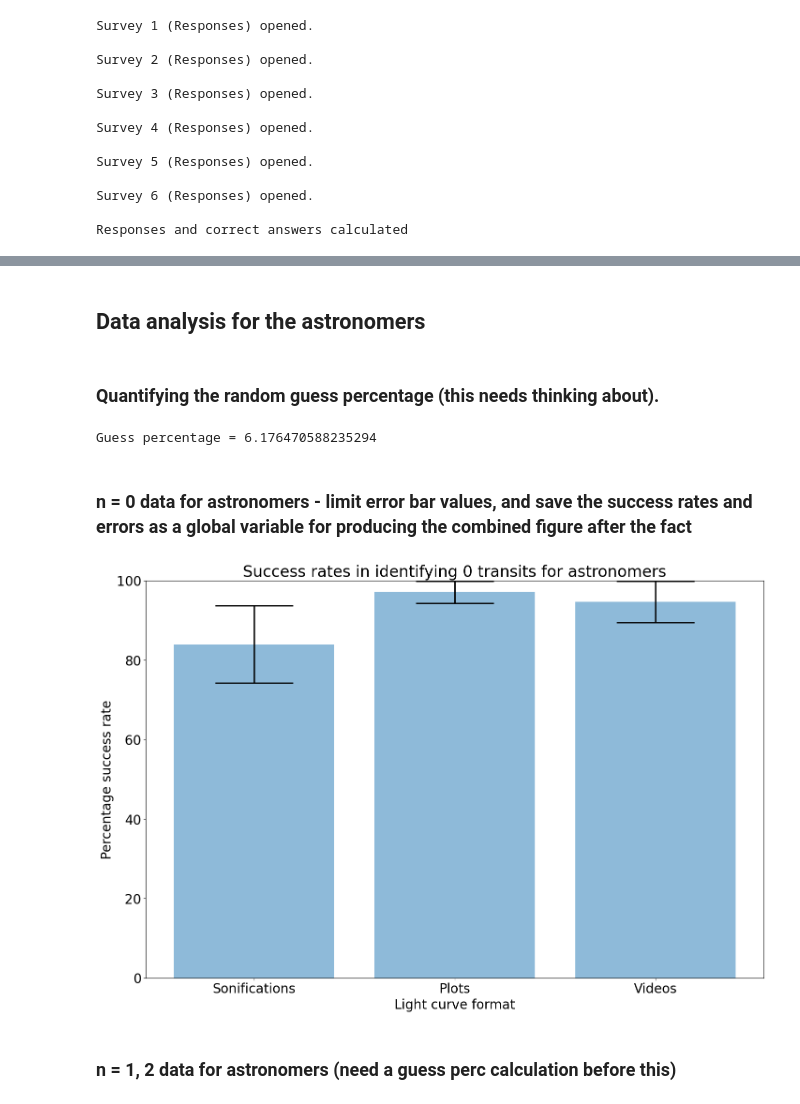
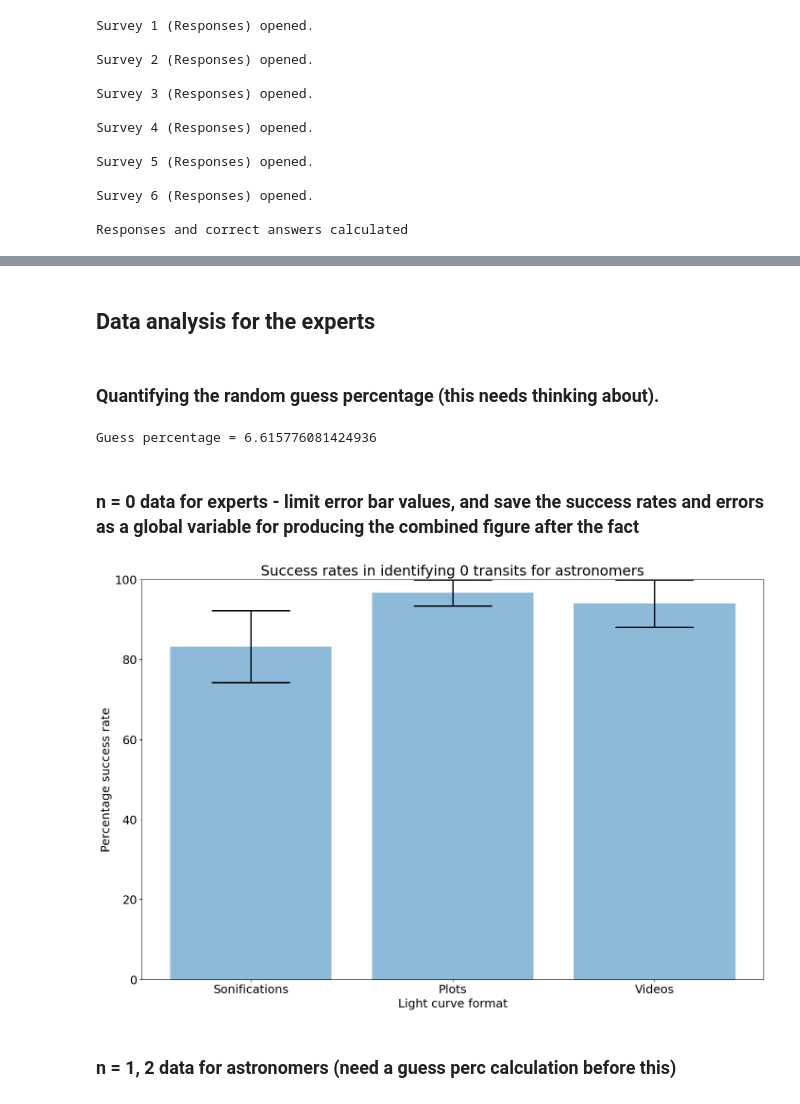
Before and after one commit to jacktuckerbrown/star-sound, a Jupyter notebook: analysis.ipynb, the cells around one changed output, grey strips where cells are left out. Drawn from its saved outputs; the diff is of its cells as text; code cells hidden in the pictures.

```diff
--- a/analysis.ipynb
+++ b/analysis.ipynb
@@ -785,7 +785,7 @@ To obtain data for astronomers we'll obtain indices corresponding to responses w
 # %%
 to_remove = []
 
-off = list(nastro.index.values)
+off = list(nexpert.index.values)
 for i in off:
     to_remove.append(i)
 for i in bvi:
@@ -983,7 +983,7 @@ def search_function(survey_sheet):
                 #print("got",len(responses),"responses")
                 #perc = true_count/len(bool_list)*100.0
 
-                sorting_hat_success(df_sound_astro,df_visual_astro,df_video_astro,
+                sorting_hat_success(expert_sound,expert_visual,expert_video,
                                     question,true_count,
                                     len(responses),sigma,
                                     #flat[0],flat[1],
@@ -1020,16 +1020,16 @@ def get_df_name(df):
     name = [x for x in globals() if globals()[x] is df][0]
     return name
 
-str_df = [get_df_name(df_sound_astro),get_df_name(df_visual_astro),get_df_name(df_video_astro)]
+str_df = [get_df_name(expert_sound),get_df_name(expert_visual),get_df_name(expert_video)]
 
-sets_astro = pd.DataFrame({'Data':[df_sound_astro,df_visual_astro,df_video_astro],
+sets_expert = pd.DataFrame({'Data':[expert_sound,expert_visual,expert_video],
                     'String': str_df})
 
 def sort(df):
     df.sort_values(by=['Correct n'], inplace=True)
 
-for x in sets_astro['Data']:
+for x in sets_expert['Data']:
     sort(x)
-    #display(x)
+    display(x)
 # %% [output]
 |  | Name | Correct n | Number of correct answers | Total responses | # of 0s | # of 1s | # of 2s | # of 3s | ... |
@@ -1086,12 +1086,12 @@ for x in sets_astro['Data']:
 # %% [markdown]
-## Data analysis for the astronomers
+## Data analysis for the experts
 # %% [markdown]
 ### Quantifying the random guess percentage (this needs thinking about).
 # %%
 rtz = 0
 onestwos = 0
 
-for i in sets_astro['Data']:
+for i in sets_expert['Data']:
 
     j = i.iloc[0:6]
     #display(j)
@@ -1111,51 +1111,51 @@ for i in sets_astro['Data']:
 guessperc = onestwos/rtz*100
 print("Guess percentage =",guessperc)
 # %% [output]
-Guess percentage = 6.176470588235294
+Guess percentage = 6.615776081424936
 # %% [markdown]
-### n = 0 data for astronomers - limit error bar values, and save the success rates and errors as a global variable for producing the combined figure after the fact
+### n = 0 data for experts - limit error bar values, and save the success rates and errors as a global variable for producing the combined figure after the fact
 # %%
-suc_astro = []
-err_suc_astro = []
+suc_expert = []
+errsuc_expert = []
 
-for i in sets_astro['Data']:
+for i in sets_expert['Data']:
 
     j = i.iloc[0:6]
     #display(j)
 
     tot_n = 0
     tot_resp = 0
 
-    global suc_astro
-    global err_suc_astro
+    global suc_expert
+    global errsuc_expert
 
     for k in range(0,len(j['Name'])):
         n = j.iloc[k]['Number of correct answers']
         resp = j.iloc[k]['Total responses']
 
         #print(n,resp)
         tot_n = tot_n + float(n)
         tot_resp = tot_resp + float(resp)
 
         #print(tot_n,tot_resp)
 
-    suc_astro.append(tot_n/tot_resp*100)
-    err_suc_astro.append(np.sqrt(tot_resp)/tot_resp*100)
+    suc_expert.append(tot_n/tot_resp*100)
+    errsuc_expert.append(np.sqrt(tot_resp)/tot_resp*100)
 
-zero_astro_err = sort_errors(suc_astro,err_suc_astro)
+errsuc_expert_0 = sort_errors(suc_expert,errsuc_expert)
 
 f, ax = plt.subplots(figsize=(17,11))
-ax.bar([1,2,3], suc_astro, yerr=zero_astro_err, error_kw=dict(capthick=2, elinewidth=2, ecolor='black'), alpha=0.5,align='center', ecolor='black', capsize=60)
+ax.bar([1,2,3], suc_expert, yerr=errsuc_expert_0, error_kw=dict(capthick=2, elinewidth=2, ecolor='black'), alpha=0.5,align='center', ecolor='black', capsize=60)
 plt.ylim([0, 100])
 ax.set_ylabel("Percentage success rate")
 ax.set_xlabel("Light curve format")
 ax.set_title("Success rates in identifying 0 transits for astronomers")
 x_formatter = ticker.FixedFormatter(["Sonifications","Plots","Videos"])
 x_locator = ticker.FixedLocator([1,2,3])
 ax.xaxis.set_major_formatter(x_formatter)
 ax.xaxis.set_major_locator(x_locator)
 # %% [output]
-[figure, old version]
+[figure, new version]
 # %% [markdown]
 ### n = 1, 2 data for astronomers (need a guess perc calculation before this)
 # %%
```
Also changed, not shown: parts of 30 cells of this notebook.
